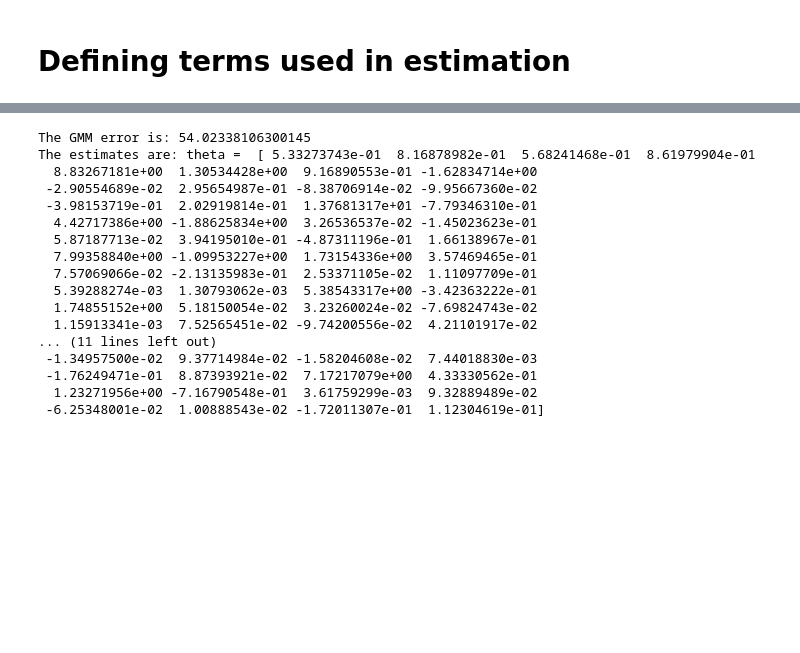
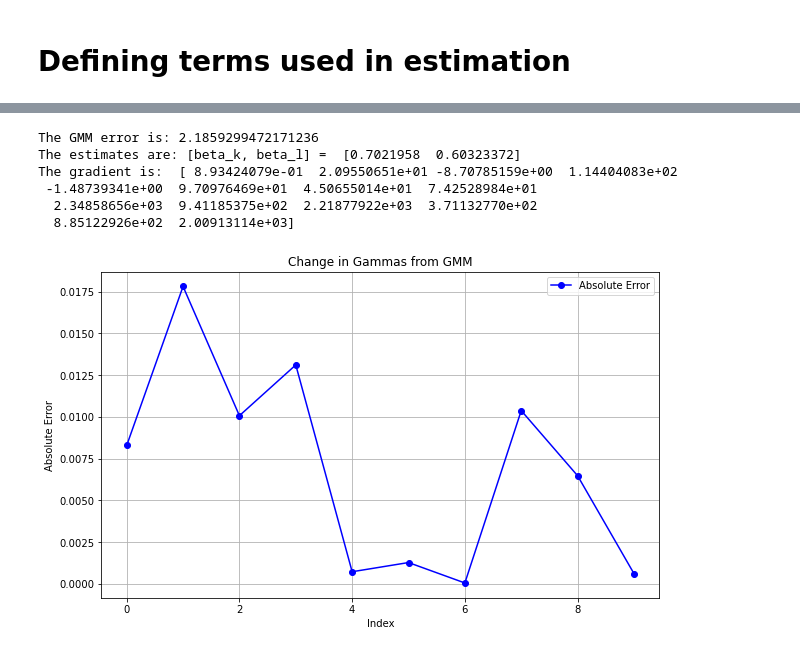
Before and after one commit to RussellMiles310/IO-Problem-Sets, a Jupyter notebook: PS3_Russell/Code_Python/ACF_joint_version6.ipynb, the cells around one changed output, grey strips where cells are left out. Cells and saved outputs as stored; diff of their text form; code cells hidden in the pictures; blank space fills up the shorter version.

```diff
--- a/PS3_Russell/Code_Python/ACF_joint_version6.ipynb
+++ b/PS3_Russell/Code_Python/ACF_joint_version6.ipynb
@@ -617,39 +469,53 @@ plt.show()
 ## Now, use a minimization routine, with the Jacobian, to optimize for theta.
 # %%
+theta0 =  np.zeros(4 + NPolyTerms)
+theta0[0] = 0
+theta0[1:3]=1/2 #Guesses
+#theta0[1:3] = np.array([-0.1, 2.3])
+theta0[3] = 0.9
+theta0[4:]=gammas0.reshape(NPolyTerms,)
+degree = 2
+
 #gmm_args = (df, X_poly, W0)
-theta =  np.zeros(4 + T*NPolyTerms)
-theta = np.ones(4 + T*NPolyTerms)
-theta[:4]=1/10
-
-gmm_args = (args_ykl, args_X, args_time_index, degree, W)
+gmm_args = (args_ykl, args_X, degree, W)
 
 #Solving using my own gradient
 #theta_results_grad = opt.minimize(gmm_obj_ACF, theta0, args=gmm_args,
 #                       tol=1e-14, jac=gradient_ACF, method='L-BFGS-B')
 theta_results_grad = opt.minimize(gmm_obj_ACF, theta0, args=gmm_args,
-                       tol=1e-14, jac=autogradient, method='L-BFGS-B')
+                       tol=1e-14, jac=gradient_ACF, method='L-BFGS-B')
 #Solving without providing a gradient
 theta_result = theta_results_grad.x
 
 
 print("The GMM error is:", gmm_obj_ACF(theta_result, *gmm_args))
-print("The estimates are: theta = ", theta_result)
+print("The estimates are: [beta_k, beta_l] = ", theta_result[1:3])
+print("The gradient is: ", gradient_ACF(theta_result, *gmm_args))
+
+
+gammas_gmm = theta_result[4:]
+
 #print("The slope of the AR(1) of productivity is: rho = ", rho)
 # %% [output]
-The GMM error is: 54.02338106300145
-The estimates are: theta =  [ 5.33273743e-01  8.16878982e-01  5.68241468e-01  8.61979904e-01
-  8.83267181e+00  1.30534428e+00  9.16890553e-01 -1.62834714e+00
- -2.90554689e-02  2.95654987e-01 -8.38706914e-02 -9.95667360e-02
- -3.98153719e-01  2.02919814e-01  1.37681317e+01 -7.79346310e-01
-  4.42717386e+00 -1.88625834e+00  3.26536537e-02 -1.45023623e-01
-  5.87187713e-02  3.94195010e-01 -4.87311196e-01  1.66138967e-01
-  7.99358840e+00 -1.09953227e+00  1.73154336e+00  3.57469465e-01
-  7.57069066e-02 -2.13135983e-01  2.53371105e-02  1.11097709e-01
-  5.39288274e-03  1.30793062e-03  5.38543317e+00 -3.42363222e-01
-  1.74855152e+00  5.18150054e-02  3.23260024e-02 -7.69824743e-02
-  1.15913341e-03  7.52565451e-02 -9.74200556e-02  4.21101917e-02
-... (11 lines left out)
- -1.34957500e-02  9.37714984e-02 -1.58204608e-02  7.44018830e-03
- -1.76249471e-01  8.87393921e-02  7.17217079e+00  4.33330562e-01
-  1.23271956e+00 -7.16790548e-01  3.61759299e-03  9.32889489e-02
- -6.25348001e-02  1.00888543e-02 -1.72011307e-01  1.12304619e-01]
+The GMM error is: 2.1859299472171236
+The estimates are: [beta_k, beta_l] =  [0.7021958  0.60323372]
+The gradient is:  [ 8.93424079e-01  2.09550651e+01 -8.70785159e+00  1.14404083e+02
+ -1.48739341e+00  9.70976469e+01  4.50655014e+01  7.42528984e+01
+  2.34858656e+03  9.41185375e+02  2.21877922e+03  3.71132770e+02
+  8.85122926e+02  2.00913114e+03]
+# %%
+#How much have the gammas changed since the initial guess?
+gammas_change = np.abs(gammas0 - gammas_gmm)
+
+# Step 3: Create the error plot
+plt.figure(figsize=(10, 6))
+plt.plot(gammas_change, marker='o', linestyle='-', color='b', label='Absolute Error')
+plt.title('Change in Gammas from GMM')
+plt.xlabel('Index')
+plt.ylabel('Absolute Error')
+#plt.xticks(np.arange(len( autograd_grad)), labels=[f'Value {i+1}' for i in range(len( autograd_grad))])
+plt.grid()
+plt.legend()
+plt.show()
+# %% [output]
+[figure, added]
```
Also changed, not shown: parts of 9 cells of this notebook, 10 other files.
